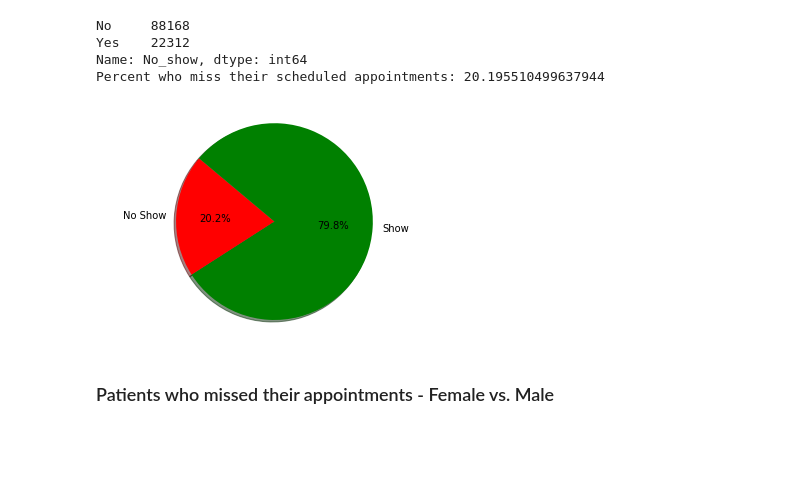
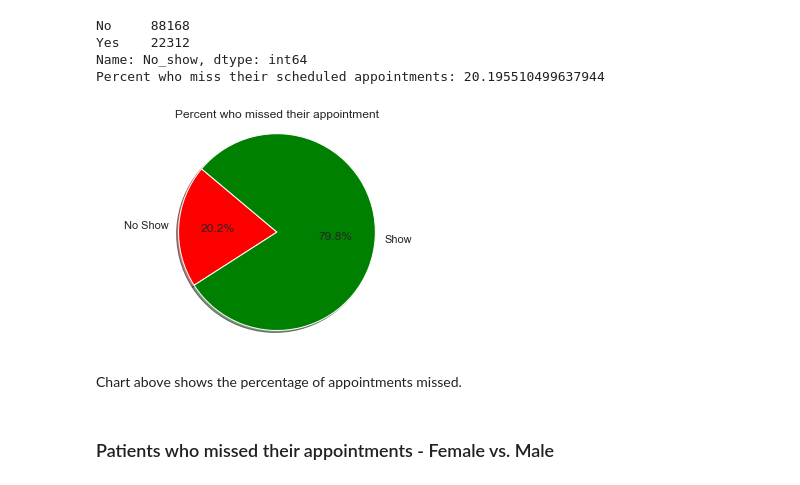
Before and after one commit to soto2422/Project-Investigate-a-Dataset, a Jupyter notebook: Final Project - Data Analyst.ipynb, the cells around one changed output. Saved outputs shown, nothing was run; the diff lists cells and outputs as text; code cells hidden in the pictures; blank space fills up the shorter version.

```diff
--- a/Final Project - Data Analyst.ipynb
+++ b/Final Project - Data Analyst.ipynb
@@ -209,14 +211,18 @@ Percent who miss their scheduled appointments: 20.195510499637944
 # %%
 labels = 'No Show', 'Show'
 sizes = [22312, 88168]
 colors =['red', 'green']
 
+
 plt.pie(sizes, labels=labels, colors=colors,
        autopct='%1.1f%%', shadow=True, startangle=140)
+plt.title('Percent who missed their appointment')
 plt.axis('equal')
 plt.show()
 # %% [output]
-[figure, old version]
+[figure, new version]
+# %% [markdown]
+Chart above shows the percentage of appointments missed.
 # %% [markdown]
 ### Patients who missed their appointments - Female vs. Male
 # %% [markdown]
```
Also changed, not shown: parts of 22 cells of this notebook.
